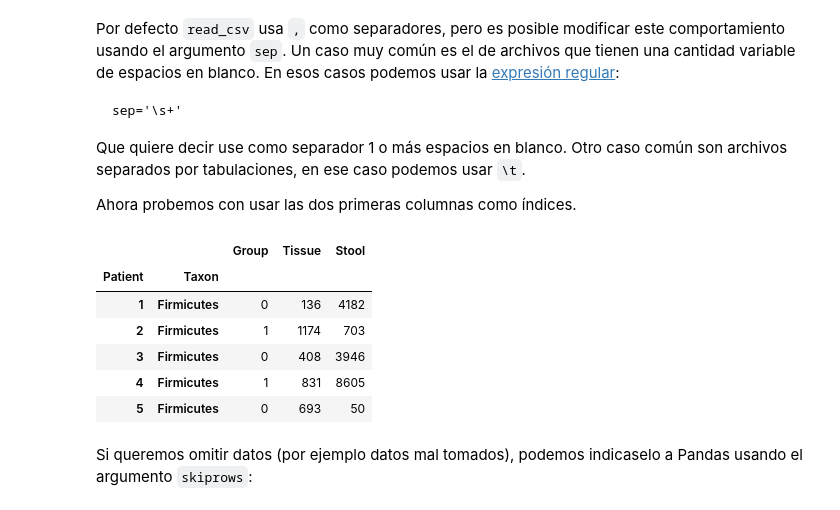
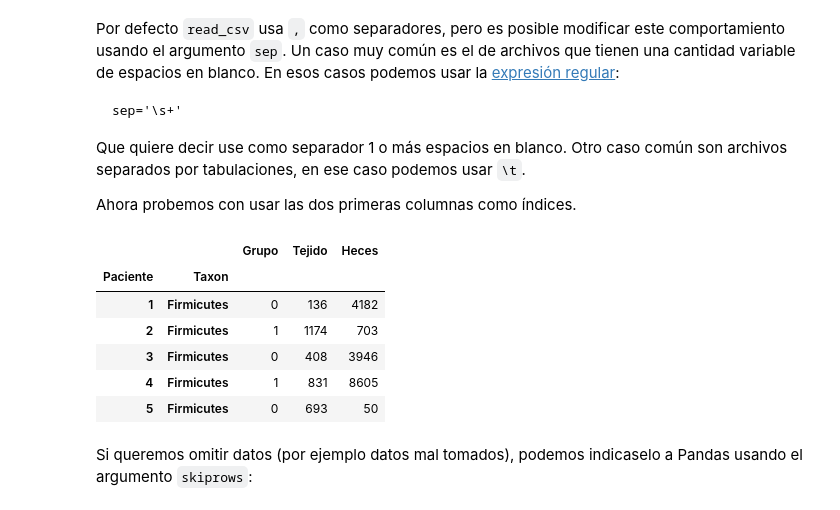
Before and after one commit to aloctavodia/intro_ciencia_de_datos, a Jupyter notebook: 03_Manipulación_de_datos_y_Pandas.ipynb, the cells around one changed output. Saved outputs shown, nothing was run; the diff lists cells and outputs as text; code cells hidden in the pictures.

Commit message:
indexado

```diff
--- a/03_Manipulación_de_datos_y_Pandas.ipynb
+++ b/03_Manipulación_de_datos_y_Pandas.ipynb
@@ -523,11 +530,11 @@ Que quiere decir use como separador 1 o más espacios en blanco. Otro caso comú
 
 Ahora probemos con usar las dos primeras columnas como índices.
 # %%
-mb = pd.read_csv('datos/microbiome.csv', index_col=['Patient','Taxon'])
+mb = pd.read_csv('datos/microbiome.csv', index_col=['Paciente','Taxon'])
 mb.head()
 # %% [output]
-|  |  | Group | Tissue | Stool |
-| Patient | Taxon |  |  |  |
+|  |  | Grupo | Tejido | Heces |
+| Paciente | Taxon |  |  |  |
 | 1 | Firmicutes | 0 | 136 | 4182 |
 | 2 | Firmicutes | 1 | 1174 | 703 |
 | 3 | Firmicutes | 0 | 408 | 3946 |
```
Also changed, not shown: parts of 199 cells of this notebook.
